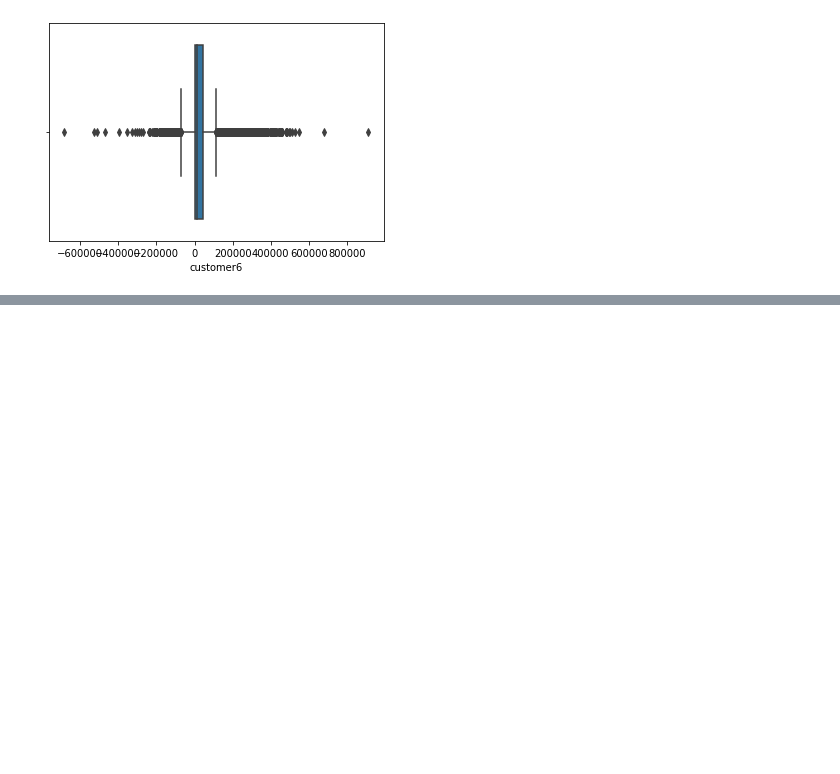
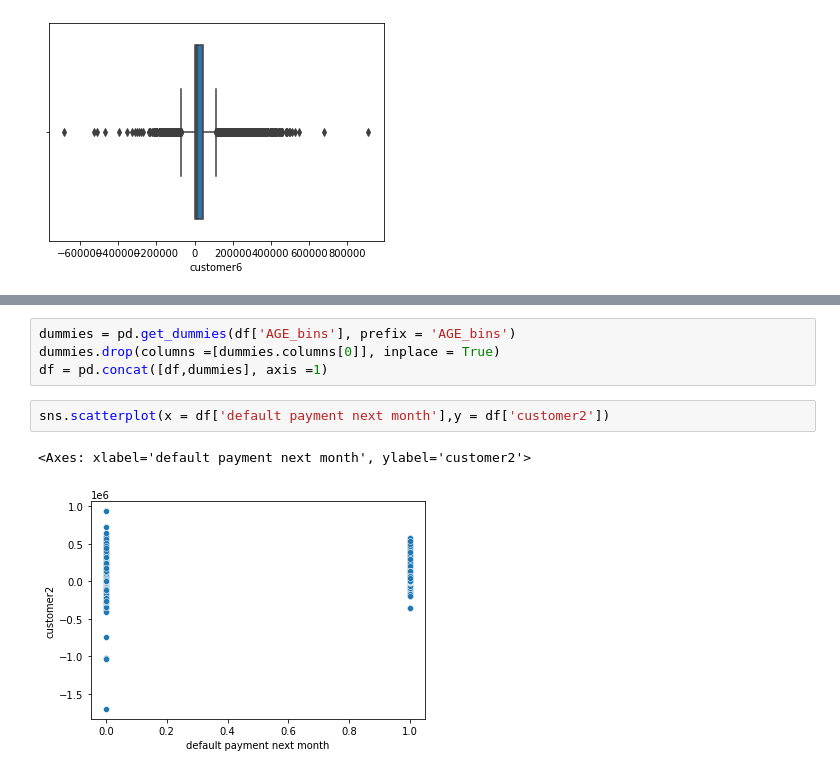
Before and after one commit to harshithgowdakc/Credit-Card-Default-Prediction, a Jupyter notebook: Credit_Card_Default_Prediction.ipynb, the cells around one changed output, grey strips where cells are left out. Saved outputs shown, nothing was run; the diff lists cells and outputs as text; blank space fills up the shorter version.

```diff
--- a/Credit_Card_Default_Prediction.ipynb
+++ b/Credit_Card_Default_Prediction.ipynb
@@ -681,0 +689,9 @@ sns.boxplot(x = df['customer6'])
+# %%
+dummies = pd.get_dummies(df['AGE_bins'], prefix = 'AGE_bins')
+dummies.drop(columns =[dummies.columns[0]], inplace = True)
+df = pd.concat([df,dummies], axis =1)
+# %%
+sns.scatterplot(x = df['default payment next month'],y = df['customer2'])
+# %% [output]
+<Axes: xlabel='default payment next month', ylabel='customer2'>
+[figure, added]
```
Also changed, not shown: parts of 40 cells of this notebook.
